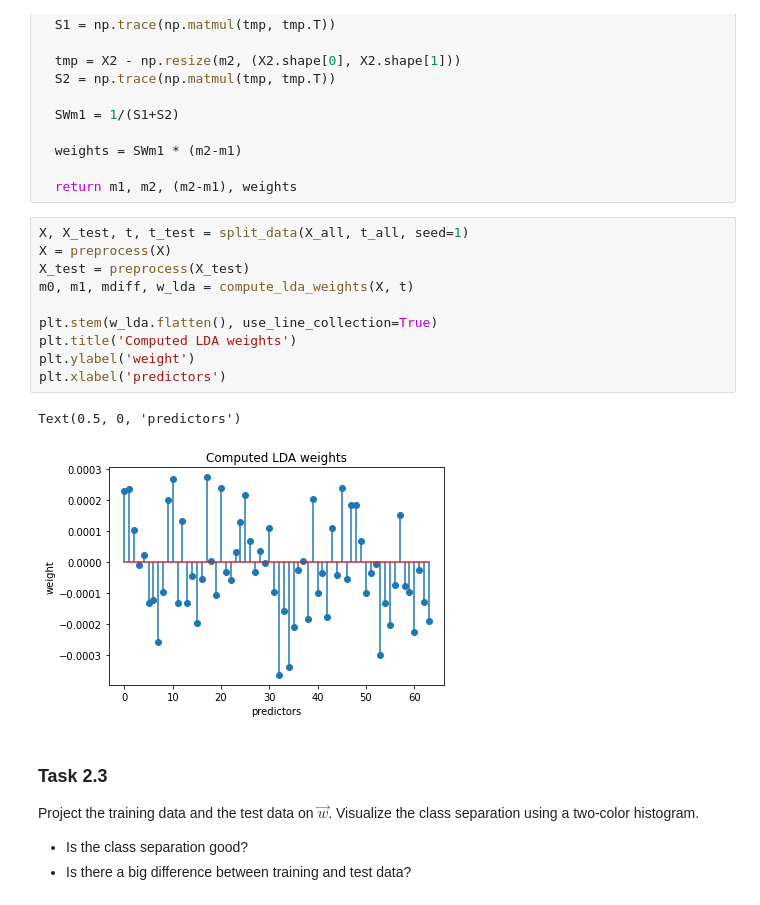
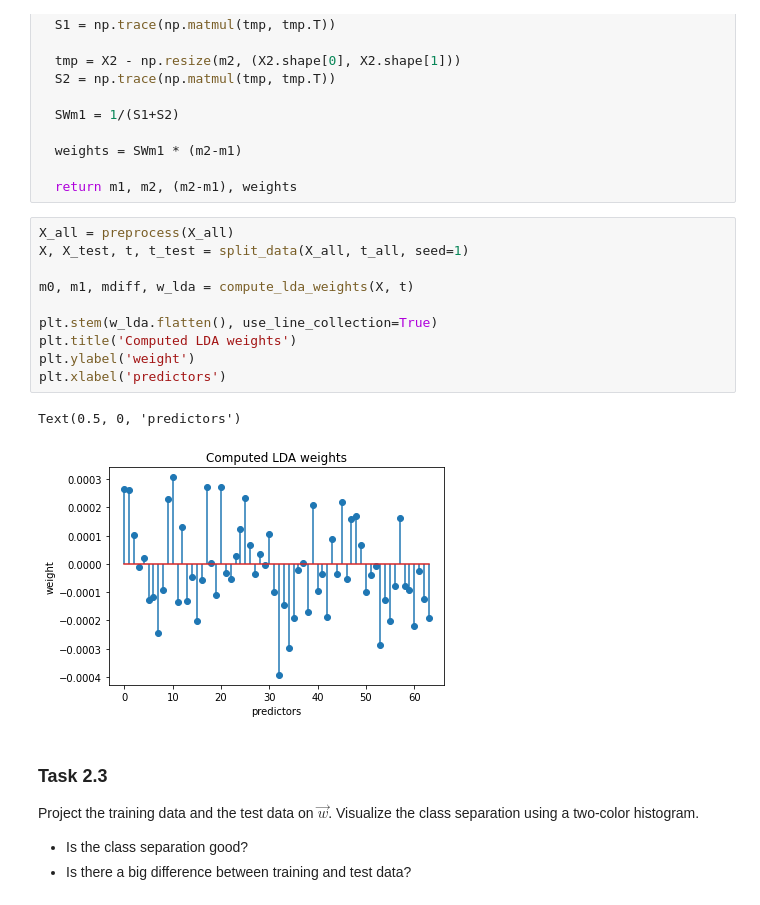
Before and after one commit to fredbec/ml-sose21, a Jupyter notebook: collect/practical_2_rike.ipynb, the cells around one changed output. Cells and saved outputs as stored; diff of their text form.

```diff
--- a/collect/practical_2_rike.ipynb
+++ b/collect/practical_2_rike.ipynb
@@ -223,18 +219,18 @@ def compute_lda_weights(x, y):
 
   return m1, m2, (m2-m1), weights
 # %%
+X_all = preprocess(X_all)
 X, X_test, t, t_test = split_data(X_all, t_all, seed=1)
-X = preprocess(X)
-X_test = preprocess(X_test)
+
 m0, m1, mdiff, w_lda = compute_lda_weights(X, t)
 
 plt.stem(w_lda.flatten(), use_line_collection=True)
 plt.title('Computed LDA weights')
 plt.ylabel('weight')
 plt.xlabel('predictors')
 # %% [output]
 Text(0.5, 0, 'predictors')
-[figure, old version]
+[figure, new version]
 # %% [markdown]
 ### Task 2.3
 
```
Also changed, not shown: parts of 20 cells of this notebook.
